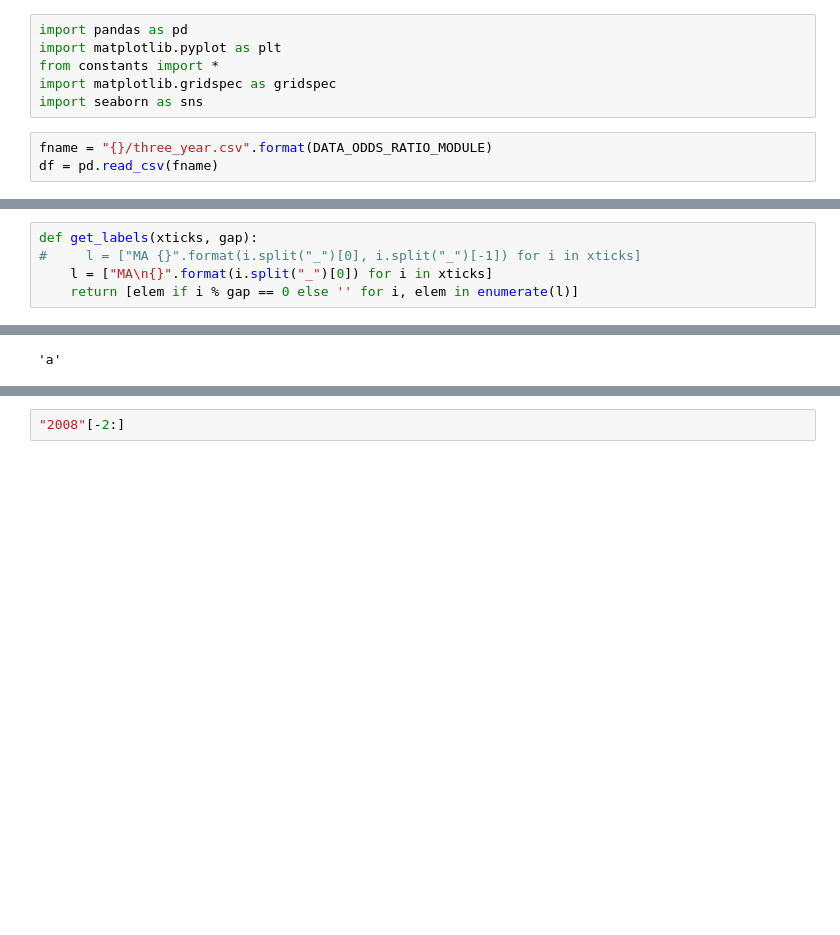
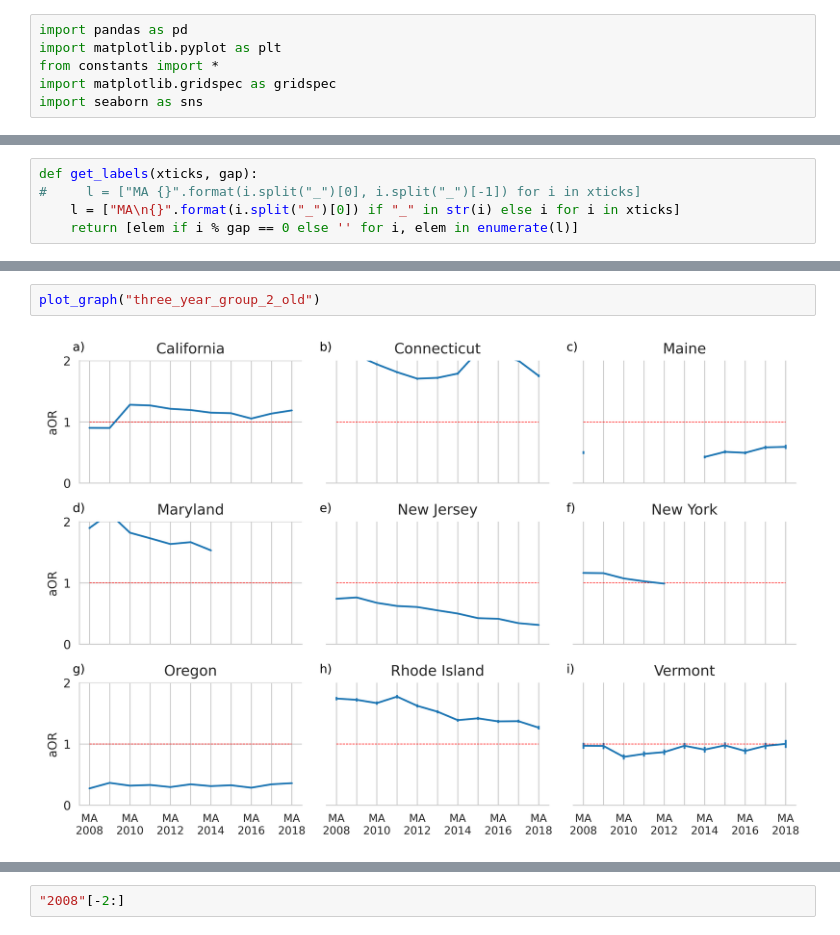
Before and after one commit to newtein/health_outcomes, a Jupyter notebook: plot_odds_ratio_each_state.ipynb, the cells around one changed output, grey strips where cells are left out. Saved outputs shown, nothing was run; the diff lists cells and outputs as text; blank space fills up the shorter version.

```diff
--- a/plot_odds_ratio_each_state.ipynb
+++ b/plot_odds_ratio_each_state.ipynb
@@ -4,6 +4,3 @@ import matplotlib.pyplot as plt
 from constants import *
 import matplotlib.gridspec as gridspec
 import seaborn as sns
-# %%
-fname = "{}/three_year.csv".format(DATA_ODDS_RATIO_MODULE)
-df = pd.read_csv(fname)
@@ -13,6 +7,6 @@ df = df[~(df['state_code'] == 25)]
 # %%
 def get_labels(xticks, gap):
 #     l = ["MA {}".format(i.split("_")[0], i.split("_")[-1]) for i in xticks]
-    l = ["MA\n{}".format(i.split("_")[0]) for i in xticks]
+    l = ["MA\n{}".format(i.split("_")[0]) if "_" in str(i) else i for i in xticks]
     return [elem if i % gap == 0 else '' for i, elem in enumerate(l)]
 # %%
@@ -78,4 +67,5 @@ plt.savefig("output_images/odds_ratio_three_year_plot.png", bbox_inches='tight')
 # %%
+plot_graph("three_year_group_2_old")
 # %% [output]
-'a'
+[figure, added]
 # %%
```
Also changed, not shown: parts of 4 cells of this notebook, 16 other files.
